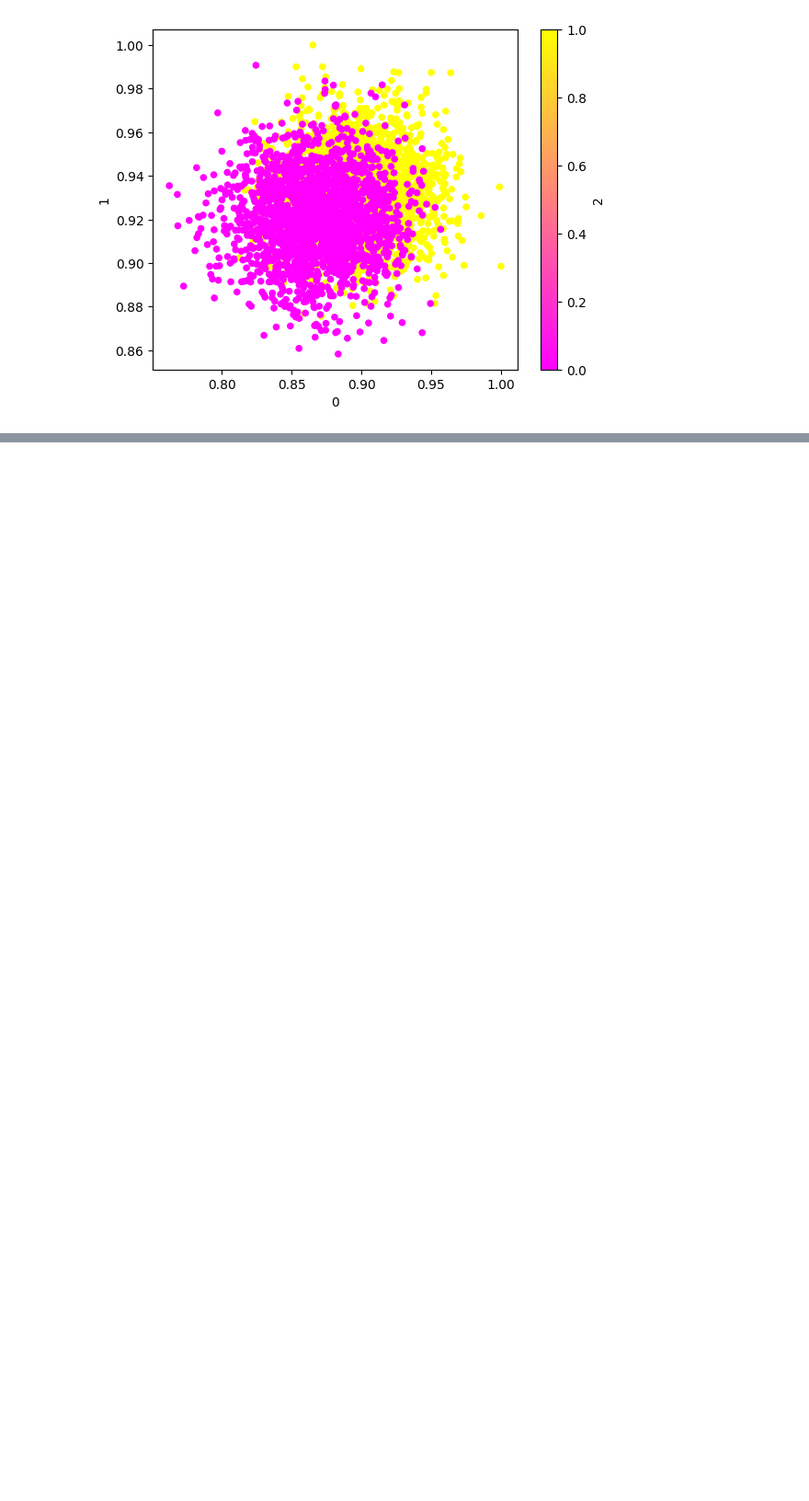
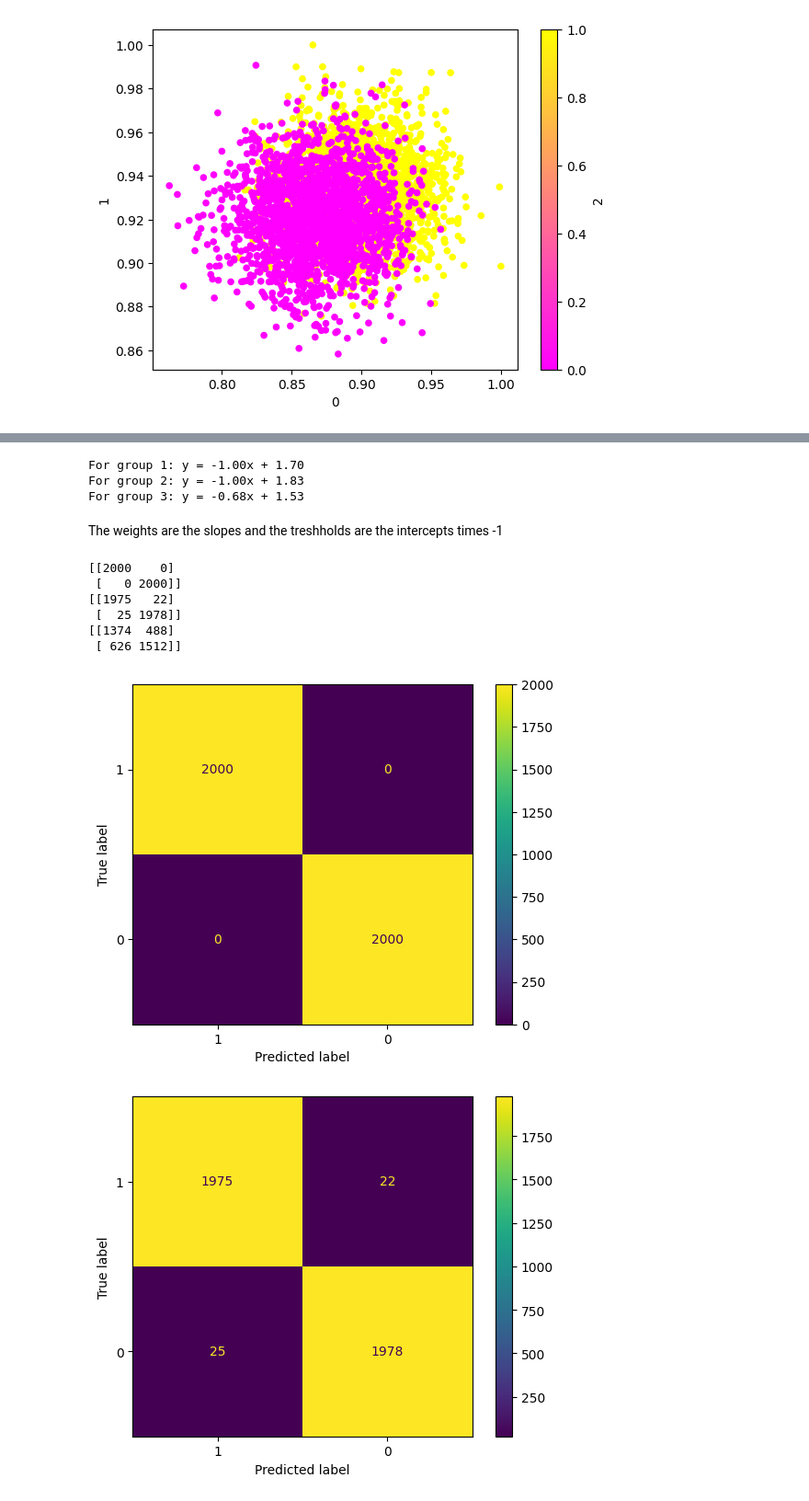
Before and after one commit to ConnorFair36/CMSC_436_Project1, a Jupyter notebook: part_1/First.ipynb, the cells around one changed output, grey strips where cells are left out. Shown: that part at 92% size. Drawn from its saved outputs; the diff is of its cells as text; code cells hidden in the pictures; blank space fills up the shorter version.

```diff
--- a/part_1/First.ipynb
+++ b/part_1/First.ipynb
@@ -22,0 +38,43 @@ for i in range(3):
+# %%
+# using the points I have above, I will find the line equations that describe each one
+lines = []
+for i in range(3):
+    m = (pointsy2[i] - pointsy1[i]) / (pointsx2[i] - pointsx1[i])
+    b = pointsy1[i] - (m * pointsx1[i])
+    print(f"For group {i+1}: y = {m:.2f}x + {b:.2f}")
+    lines.append([m,b])
+# %% [output]
+For group 1: y = -1.00x + 1.70
+For group 2: y = -1.00x + 1.83
+For group 3: y = -0.68x + 1.53
+# %% [markdown]
+The weights are the slopes and the treshholds are the intercepts times -1
+# %%
+# calculating the predicted category and the accurucy of it
+for i in range(3):
+    dataset = datasets[i]
+    m, b = lines[i]
+    # the value is predicted to be 1 if the point is above the line, else 0
+    dataset['pred'] = (dataset[1] > m * dataset[0] + b).astype(int)
+    # record if the values are in the right category or not
+    dataset['correct'] = dataset['pred'] == dataset[2]
+# %%
+# generate the confusion matrix
+# FIX ME!!!!
+for dataset in datasets:
+    true_pos = len(dataset[(dataset['correct']) & (dataset['pred'] == 1)])
+    true_neg = len(dataset[(dataset['correct']) & (dataset['pred'] == 0)])
+    false_pos = len(dataset[(~dataset['correct']) & (dataset['pred'] == 1)])
+    false_neg = len(dataset[(~dataset['correct']) & (dataset['pred'] == 0)])
+    matrix = np.array([[true_pos, false_pos], [false_neg, true_neg]])
+    print(matrix)
+    ConfusionMatrixDisplay(confusion_matrix=matrix, display_labels=[1,0]).plot()
+# %% [output]
+[[2000    0]
+ [   0 2000]]
+[[1975   22]
+ [  25 1978]]
+[[1374  488]
+ [ 626 1512]]
+[figure, added]
+[figure, added]
```
Also changed, not shown: parts of 4 cells of this notebook.
